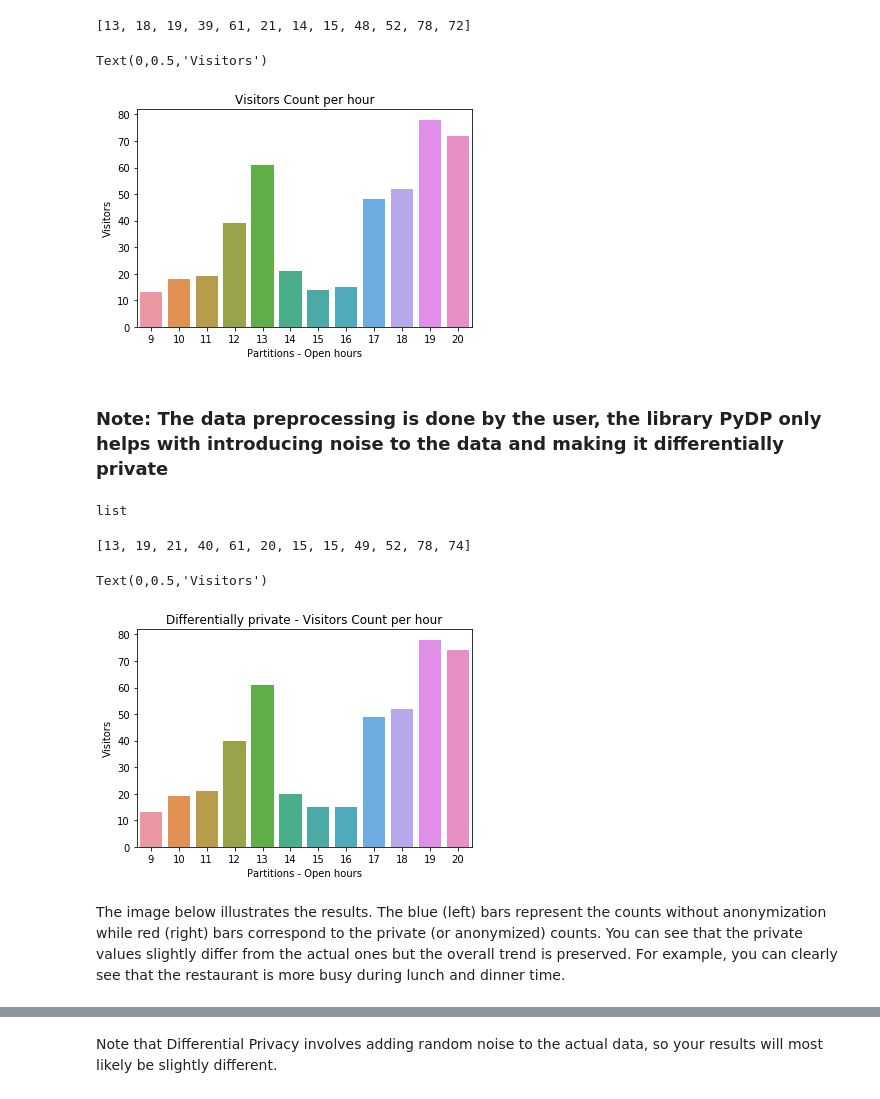
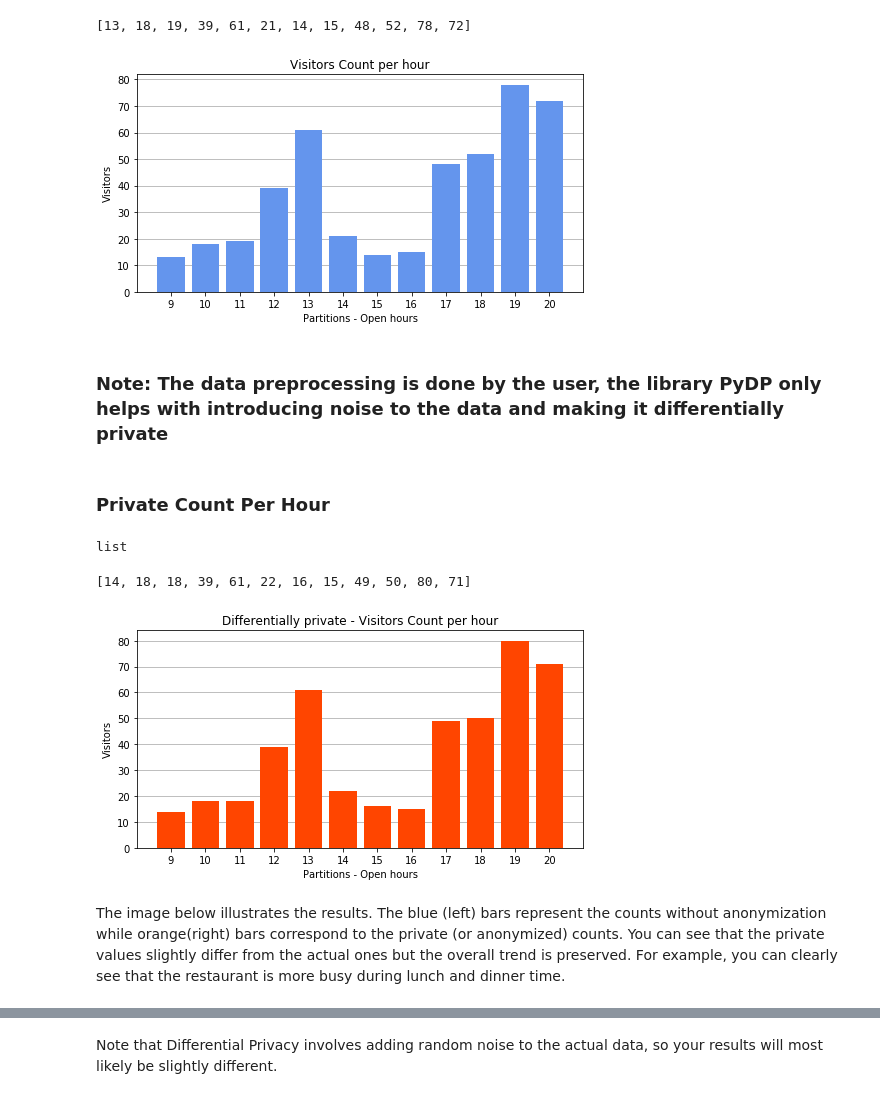
Before and after one commit to shaistha24/demo, a Jupyter notebook: PYDP_demo/restaurant_demo.ipynb, the cells around one changed output, grey strips where cells are left out. Drawn from its saved outputs; the diff is of its cells as text; code cells hidden in the pictures.

```diff
--- a/PYDP_demo/restaurant_demo.ipynb
+++ b/PYDP_demo/restaurant_demo.ipynb
@@ -62,7 +63,8 @@ time
 '8:09:00 PM'
 # %%
 # function to convert time to 24 hrs format
-def convertTo24Hour(date) :
+
+def convert_to_24hours(date) :
     dateInfo = date.split(' ')     #  ['8:09:00', 'PM']
     dateArr = dateInfo[0].split(':')  # ['8', '09', '00']
     hour = 0
@@ -79,17 +81,18 @@ def convertTo24Hour(date) :
         hour = int(dateArr[0]) + 12
     return hour
 
-# It works as we planned it to be!
-hour24 = convertTo24Hour('1:23:34 PM')
+# check
+hour24 = convert_to_24hours('1:23:34 PM')
 print(hour24)
 # %% [output]
 13
 # %%
-# Now create a new column called partition with hour data in the new_df
+# Create a new column called partition with hour data in the new_df
+
 partition = []
 
 for time in df['Time entered']:   # convert timings into 24hrs format
-    new = convertTo24Hour(time)
+    new = convert_to_24hours(time)
     partition.append(new)
 
 
@@ -134,0 +140,15 @@ Why is this important? Differential Privacy adjusts the amount of noise to mask
+# %%
+# bar plot - original data
+
+def bar_plot(x,y,title,x_label,y_label):
+    plt.subplots(figsize = (8,4))
+    plt.bar(x, y, color = 'cornflowerblue')
+    axes = plt.gca()
+    axes.yaxis.grid()
+    axes.set_axisbelow(True)
+
+    plt.title(title)
+    plt.xlabel(x_label)
+    plt.ylabel(y_label)
+    plt.xticks(x)
+    plt.show
@@ -156,23 +231,18 @@ Partition
 Name: VisitorId, dtype: int64
 # %%
 # convert series to list
-CountPerHour = list(count)
-print(CountPerHour)
+count_per_hour = list(count)
+print(count_per_hour)
 # %% [output]
 [13, 18, 19, 39, 61, 21, 14, 15, 48, 52, 78, 72]
 # %%
-#plot bar chart
-#labels, y = zip(*CountPerHour)
-x= VALID_HOURS
-y = CountPerHour
-sns.barplot(x= x , y=y)
+# bar_plot(x,y,title,x_label,y_label)
 
-plt.title("Visitors Count per hour")
-plt.xlabel("Partitions - Open hours")
-plt.ylabel("Visitors")
+bar_plot(VALID_HOURS, count_per_hour, "Visitors Count per hour", "Partitions - Open hours","Visitors")
 # %% [output]
-Text(0,0.5,'Visitors')
-[figure, old version]
+[figure, new version]
 # %% [markdown]
 ### Note: The data preprocessing is done by the user, the library PyDP only helps with introducing noise to the data and making it differentially private
+# %% [markdown]
+### Private Count Per Hour
 # %%
@@ -184,32 +254,26 @@ type(data_list)
 list
 # %%
 # Private Count visits by hour of day
-private_count = []
-LN_3 = math.log(3)
+
+private_count_per_hour = []
+epsilon = math.log(3)
 
 def cal_private_count(privacy_budget: float):
     for data in data_list:
         x = dp.CountInt(privacy_budget)
-        count = x.result(data)
-        private_count.append(count)
-    return private_count
+        count = x.result(data)      # accepts list as input
+        private_count_per_hour.append(count)
+    return private_count_per_hour
 
-cal_private_count(LN_3)
-print(private_count)
+cal_private_count(epsilon)
+print(private_count_per_hour)
 # %% [output]
-[13, 19, 21, 40, 61, 20, 15, 15, 49, 52, 78, 74]
+[14, 18, 18, 39, 61, 22, 16, 15, 49, 50, 80, 71]
 # %%
-#plot bar chart
+# private_bar_plot(x,y,title,x_label,y_label)
 
-x= VALID_HOURS
-y = private_count
-sns.barplot(x= x , y=y)
-
-plt.title("Differentially private - Visitors Count per hour")
-plt.xlabel("Partitions - Open hours")
-plt.ylabel("Visitors")
+private_bar_plot(VALID_HOURS, private_count_per_hour, "Differentially private - Visitors Count per hour", "Partitions - Open hours","Visitors" )
 # %% [output]
-Text(0,0.5,'Visitors')
-[figure, old version]
+[figure, new version]
 # %% [markdown]
-The image below illustrates the results. The blue (left) bars represent the counts without anonymization while red (right) bars correspond to the private (or anonymized) counts. You can see that the private values slightly differ from the actual ones but the overall trend is preserved. For example, you can clearly see that the restaurant is more busy during lunch and dinner time.
+The image below illustrates the results. The blue (left) bars represent the counts without anonymization while orange(right) bars correspond to the private (or anonymized) counts. You can see that the private values slightly differ from the actual ones but the overall trend is preserved. For example, you can clearly see that the restaurant is more busy during lunch and dinner time.
```
Also changed, not shown: parts of 75 cells of this notebook.
